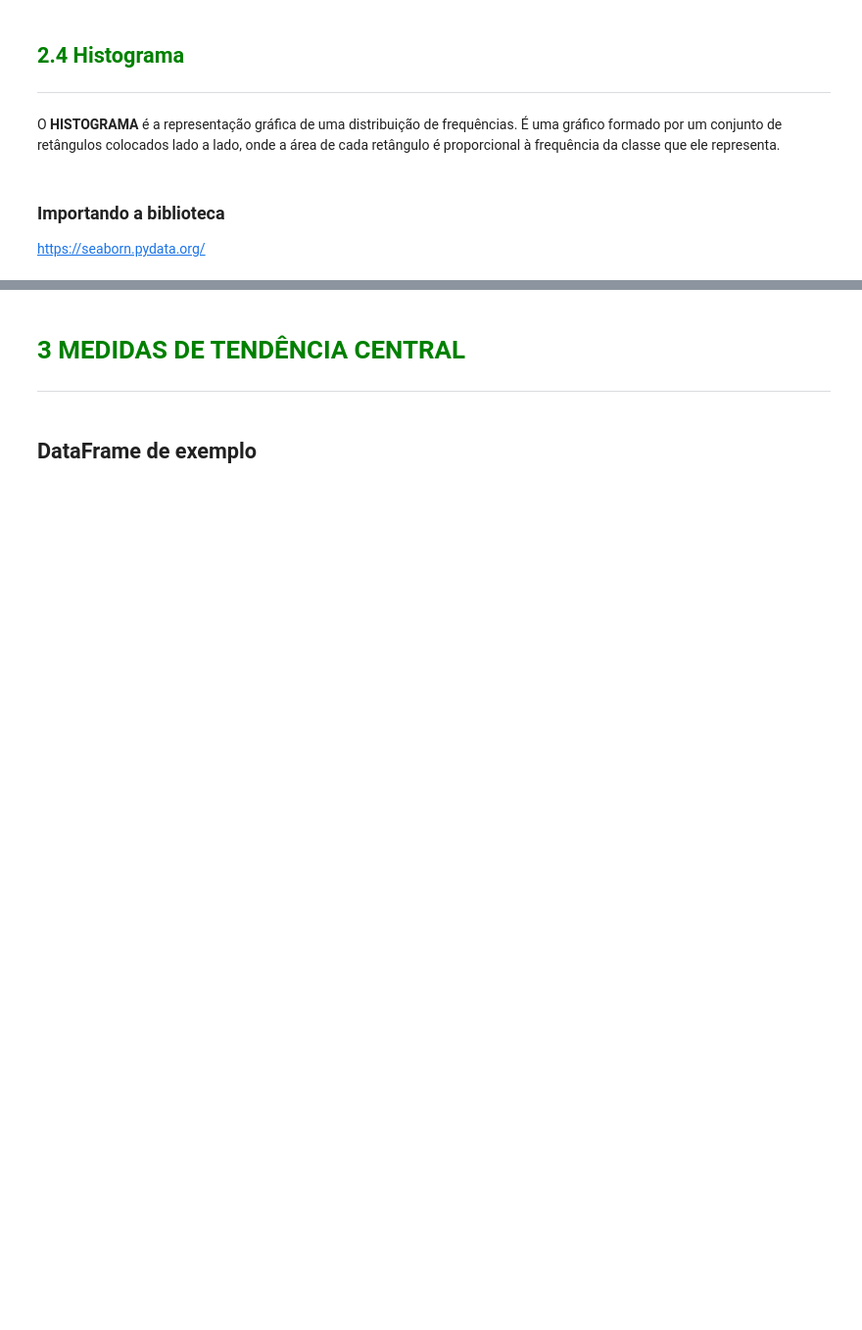
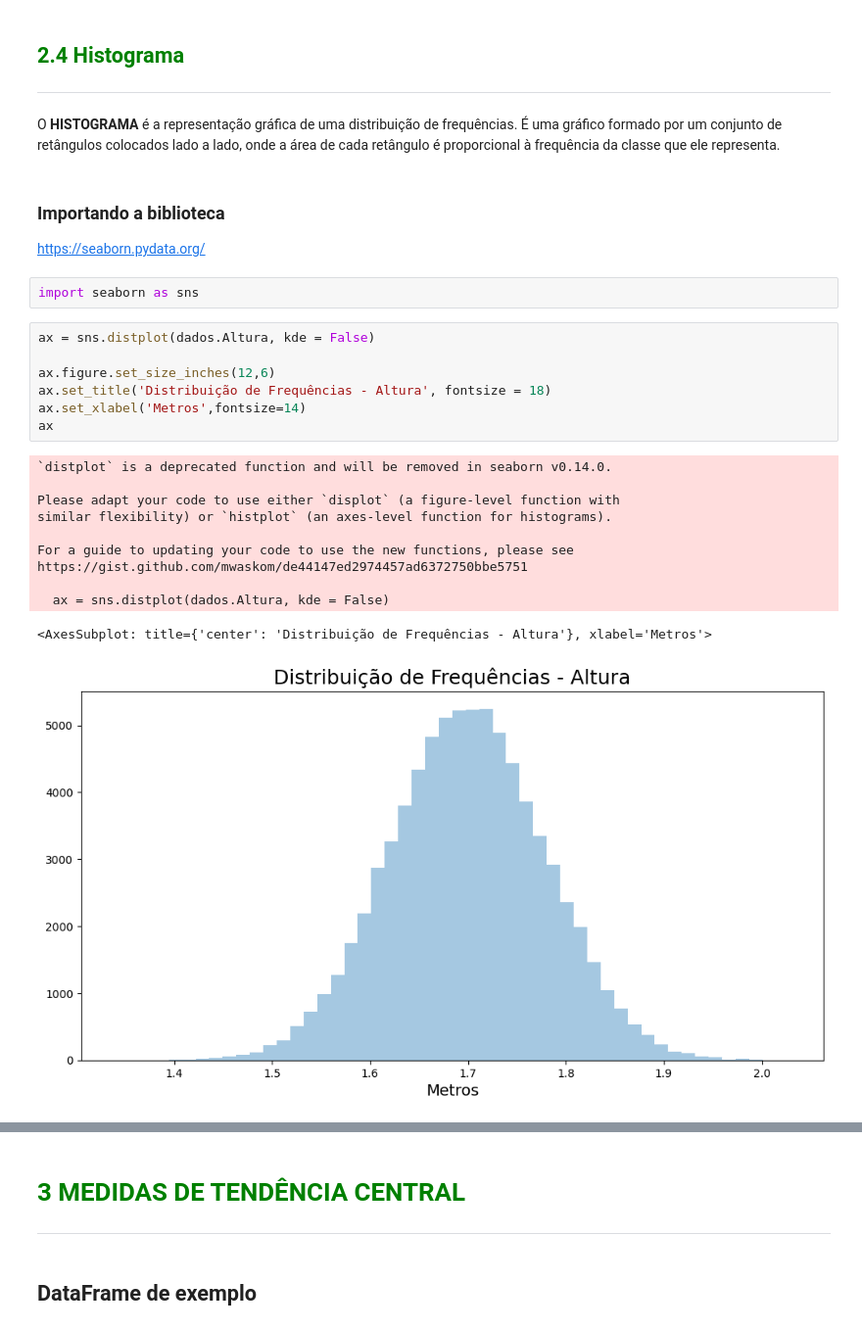
Before and after one commit to alyssonhyago/Cursos_Alura, a Jupyter notebook: Data_Science/Python_estatistica/Curso_de_Estatística.ipynb, the cells around one changed output, grey strips where cells are left out. Shown: that part at 98% size. Saved outputs shown, nothing was run; the diff lists cells and outputs as text; blank space fills up the shorter version.

```diff
--- a/Data_Science/Python_estatistica/Curso_de_Estatística.ipynb
+++ b/Data_Science/Python_estatistica/Curso_de_Estatística.ipynb
@@ -439,3 +479,24 @@ O <b>HISTOGRAMA</b> é a representação gráfica de uma distribuição de frequ
 ### Importando a biblioteca
 
 https://seaborn.pydata.org/
+# %%
+import seaborn as sns
+# %%
+ax = sns.distplot(dados.Altura, kde = False)
+
+ax.figure.set_size_inches(12,6)
+ax.set_title('Distribuição de Frequências - Altura', fontsize = 18)
+ax.set_xlabel('Metros',fontsize=14)
+ax
+# %% [output]
+`distplot` is a deprecated function and will be removed in seaborn v0.14.0.
+
+Please adapt your code to use either `displot` (a figure-level function with
+similar flexibility) or `histplot` (an axes-level function for histograms).
+
+For a guide to updating your code to use the new functions, please see
+https://gist.github.com/mwaskom/de44147ed2974457ad6372750bbe5751
+
+  ax = sns.distplot(dados.Altura, kde = False)
+<AxesSubplot: title={'center': 'Distribuição de Frequências - Altura'}, xlabel='Metros'>
+[figure, added]
```
Also changed, not shown: parts of 7 cells of this notebook.
